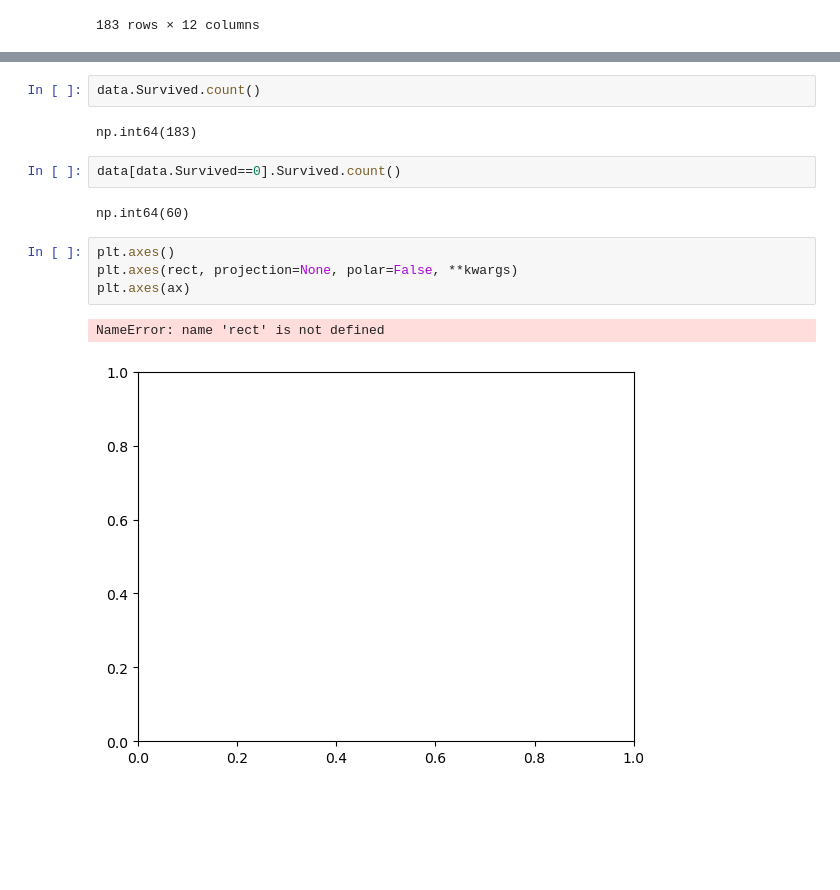
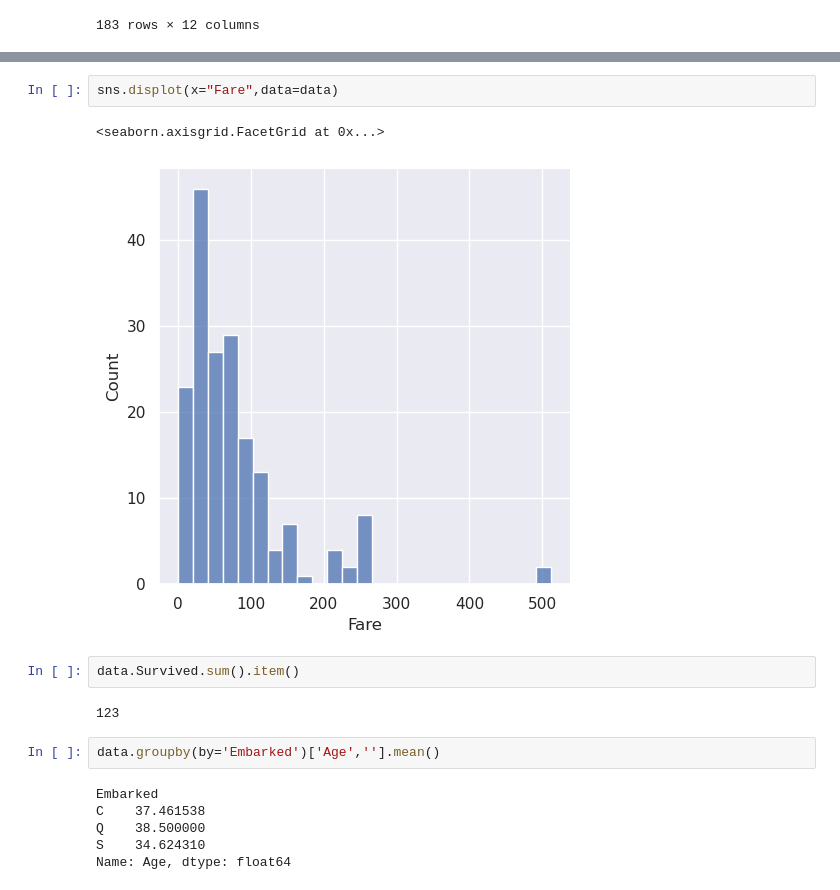
Before and after one commit to BombasticFantastik/DataScience-2024-SFU-Work4, a Jupyter notebook: Практическая работа 4.ipynb, the cells around one changed output, grey strips where cells are left out. Cells and saved outputs as stored; diff of their text form; blank space fills up the shorter version.

```diff
--- a/Практическая работа 4.ipynb
+++ b/Практическая работа 4.ipynb
@@ -241,15 +237,17 @@ data.Age.plot()
+# %%
+sns.displot(x="Fare",data=data)
+# %% [output]
+<seaborn.axisgrid.FacetGrid at 0x...>
+[figure, added]
 # %%
-data.Survived.count()
+data.Survived.sum().item()
 # %% [output]
-np.int64(183)
+123
-# %%
-data[data.Survived==0].Survived.count()
-# %% [output]
-np.int64(60)
-# %%
-plt.axes()
-plt.axes(rect, projection=None, polar=False, **kwargs)
-plt.axes(ax)
-# %% [output]
-NameError: name 'rect' is not defined
-[figure, removed]
+# %%
+data.groupby(by='Embarked')['Age',''].mean()
+# %% [output]
+Embarked
+C    37.461538
+Q    38.500000
+S    34.624310
+Name: Age, dtype: float64
```
Also changed, not shown: parts of 7 cells of this notebook, 2 other files.
